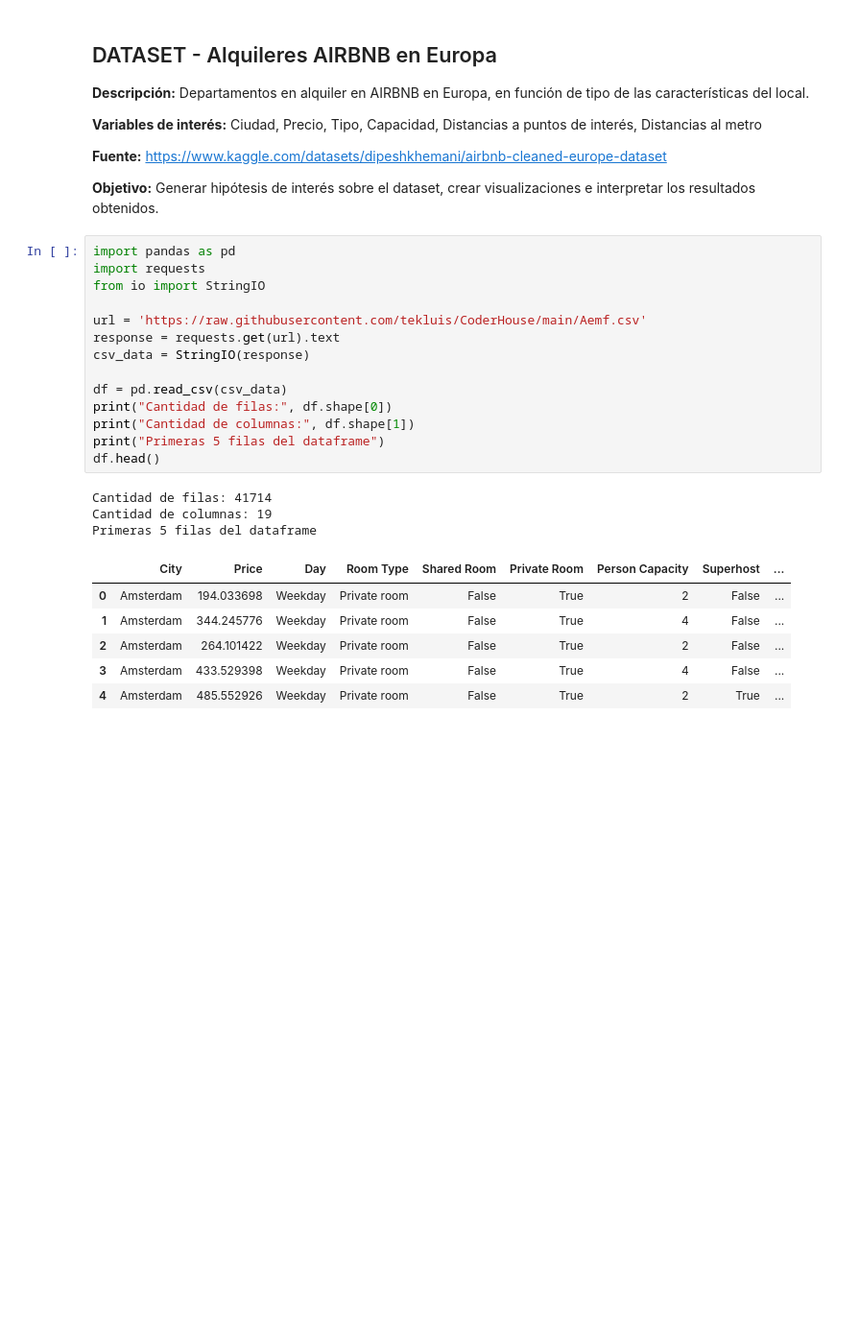
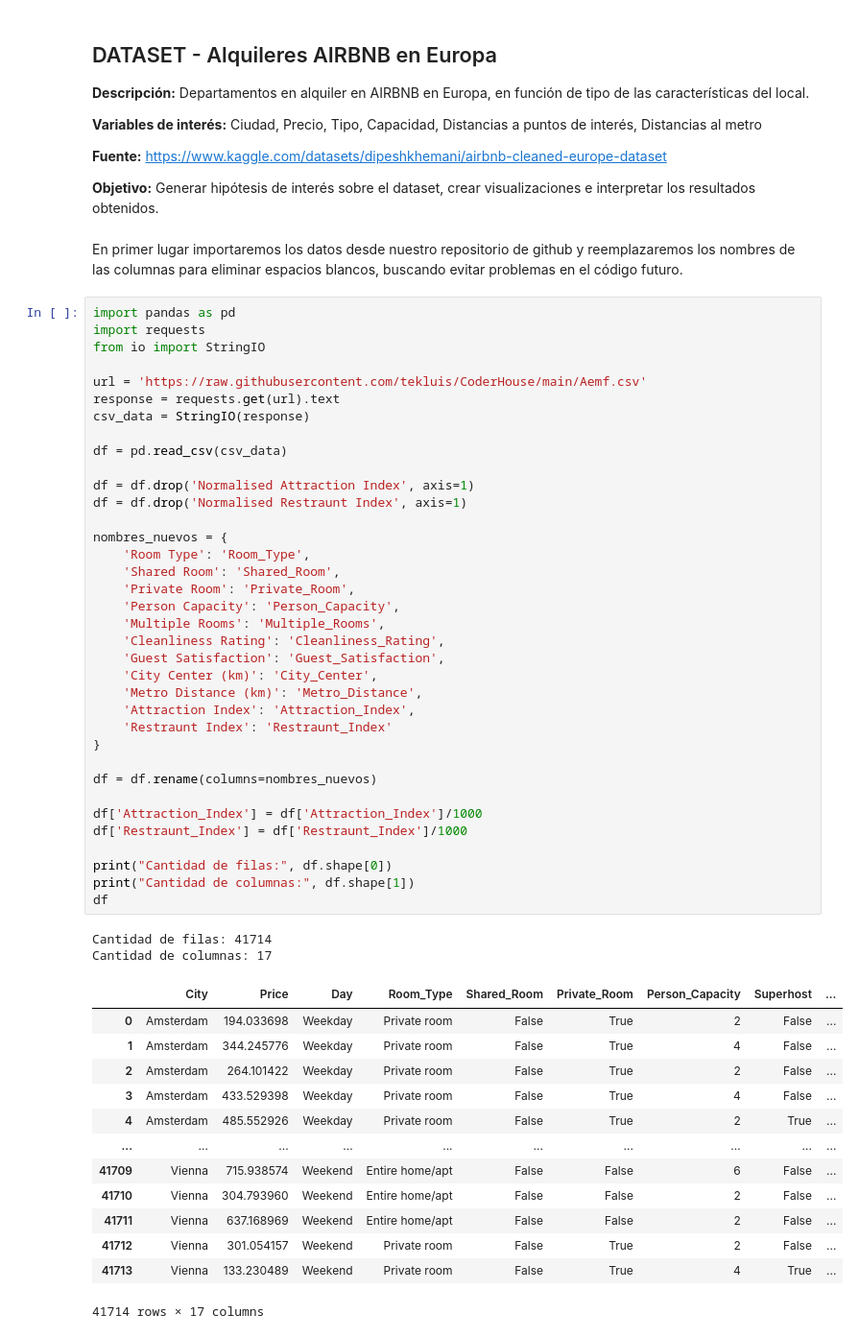
Before and after one commit to tekluis/CoderHouse, a Jupyter notebook: 3-PROYECTO_DS_PARTEI_TEK.ipynb, the cells around one changed output. Shown at 96% size. Drawn from its saved outputs; the diff is of its cells as text; blank space fills up the shorter version.

```diff
--- a/3-PROYECTO_DS_PARTEI_TEK.ipynb
+++ b/3-PROYECTO_DS_PARTEI_TEK.ipynb
@@ -18,27 +12,57 @@ https://www.kaggle.com/datasets/dipeshkhemani/airbnb-cleaned-europe-dataset
 
 **Objetivo:**
 Generar hipótesis de interés sobre el dataset, crear visualizaciones e interpretar los resultados obtenidos.
+# %% [markdown]
+En primer lugar importaremos los datos desde nuestro repositorio de github y reemplazaremos los nombres de las columnas para eliminar espacios blancos, buscando evitar problemas en el código futuro.
 # %%
 import pandas as pd
 import requests
 from io import StringIO
 
 url = 'https://raw.githubusercontent.com/tekluis/CoderHouse/main/Aemf.csv'
 response = requests.get(url).text
 csv_data = StringIO(response)
 
 df = pd.read_csv(csv_data)
+
+df = df.drop('Normalised Attraction Index', axis=1)
+df = df.drop('Normalised Restraunt Index', axis=1)
+
+nombres_nuevos = {
+    'Room Type': 'Room_Type',
+    'Shared Room': 'Shared_Room',
+    'Private Room': 'Private_Room',
+    'Person Capacity': 'Person_Capacity',
+    'Multiple Rooms': 'Multiple_Rooms',
+    'Cleanliness Rating': 'Cleanliness_Rating',
+    'Guest Satisfaction': 'Guest_Satisfaction',
+    'City Center (km)': 'City_Center',
+    'Metro Distance (km)': 'Metro_Distance',
+    'Attraction Index': 'Attraction_Index',
+    'Restraunt Index': 'Restraunt_Index'
+}
+
+df = df.rename(columns=nombres_nuevos)
+
+df['Attraction_Index'] = df['Attraction_Index']/1000
+df['Restraunt_Index'] = df['Restraunt_Index']/1000
+
 print("Cantidad de filas:", df.shape[0])
 print("Cantidad de columnas:", df.shape[1])
-print("Primeras 5 filas del dataframe")
-df.head()
+df
 # %% [output]
 Cantidad de filas: 41714
-Cantidad de columnas: 19
-Primeras 5 filas del dataframe
+Cantidad de columnas: 17
-|  | City | Price | Day | Room Type | Shared Room | Private Room | Person Capacity | Superhost | ... |
+|  | City | Price | Day | Room_Type | Shared_Room | Private_Room | Person_Capacity | Superhost | ... |
 | 0 | Amsterdam | 194.033698 | Weekday | Private room | False | True | 2 | False | ... |
 | 1 | Amsterdam | 344.245776 | Weekday | Private room | False | True | 4 | False | ... |
 | 2 | Amsterdam | 264.101422 | Weekday | Private room | False | True | 2 | False | ... |
 | 3 | Amsterdam | 433.529398 | Weekday | Private room | False | True | 4 | False | ... |
 | 4 | Amsterdam | 485.552926 | Weekday | Private room | False | True | 2 | True | ... |
+| ... | ... | ... | ... | ... | ... | ... | ... | ... | ... |
+| 41709 | Vienna | 715.938574 | Weekend | Entire home/apt | False | False | 6 | False | ... |
+| 41710 | Vienna | 304.793960 | Weekend | Entire home/apt | False | False | 2 | False | ... |
+| 41711 | Vienna | 637.168969 | Weekend | Entire home/apt | False | False | 2 | False | ... |
+| 41712 | Vienna | 301.054157 | Weekend | Private room | False | True | 2 | False | ... |
+| 41713 | Vienna | 133.230489 | Weekend | Private room | False | True | 4 | True | ... |
+41714 rows × 17 columns
```
Also changed, not shown: parts of 23 cells of this notebook.
